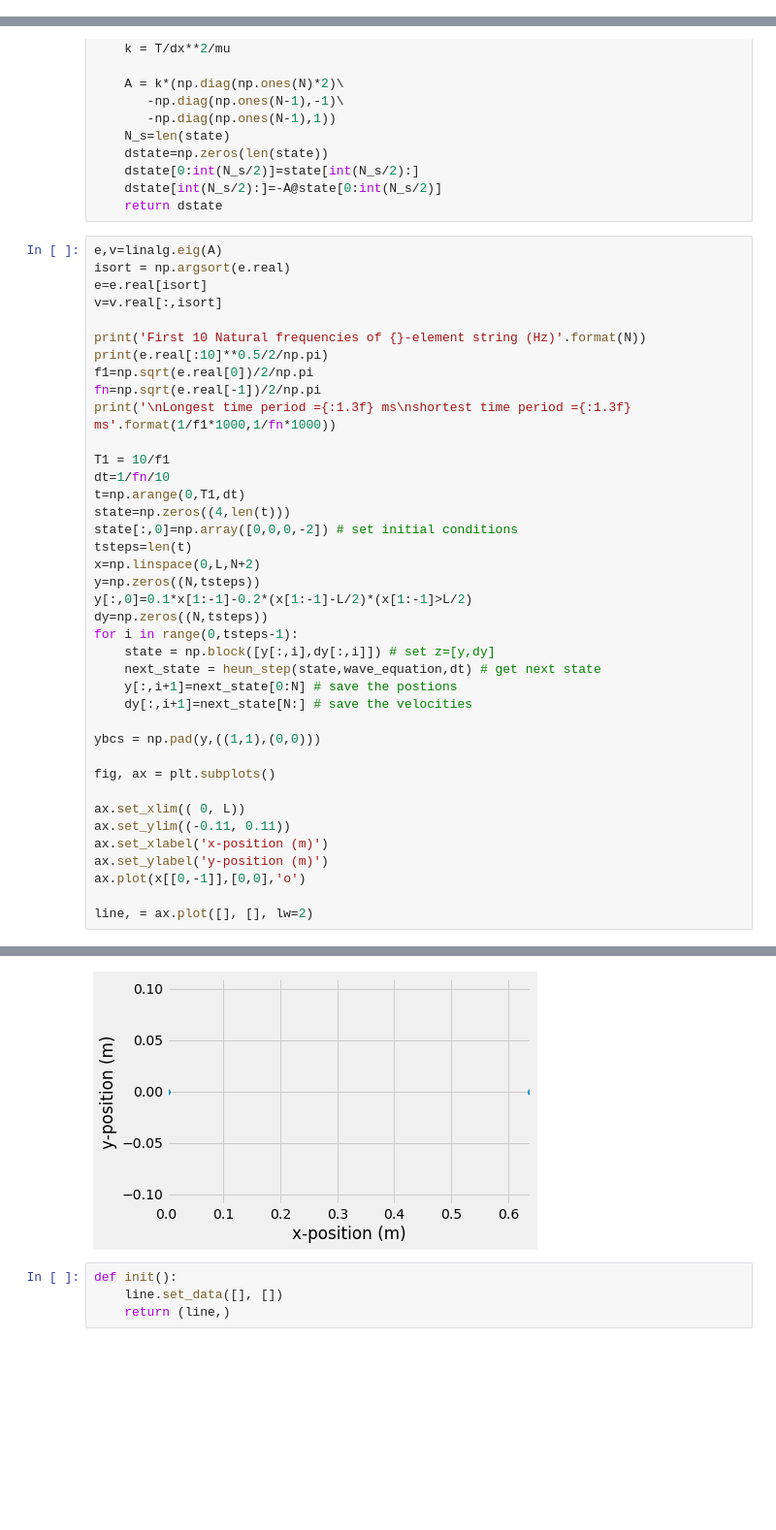
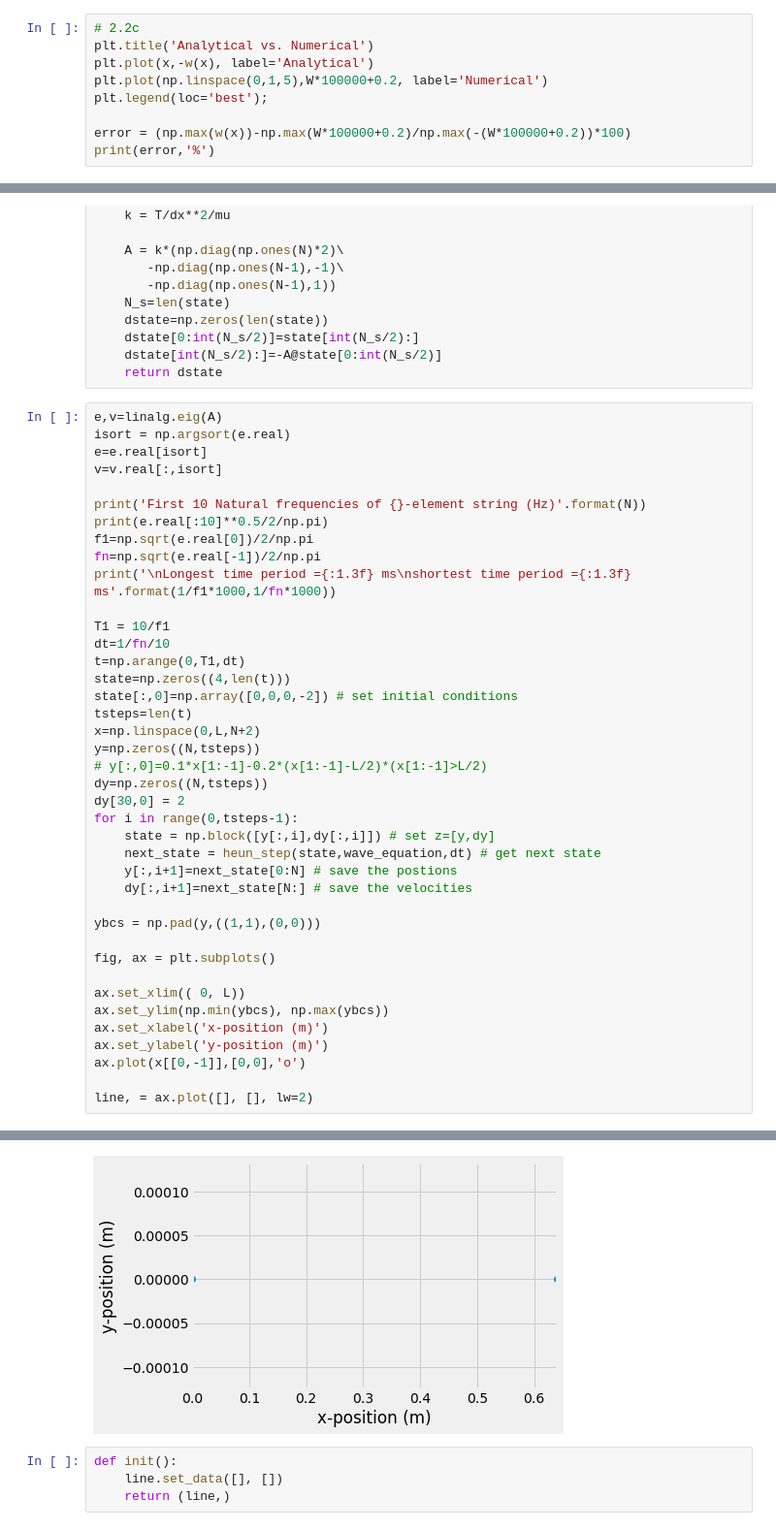
Before and after one commit to hamwalker/computational-mechanics, a Jupyter notebook: module_05/notebooks/HW_05.ipynb, the cells around one changed output, grey strips where cells are left out. Shown at 97% size. Cells and saved outputs as stored; diff of their text form; blank space fills up the shorter version.

```diff
--- a/module_05/notebooks/HW_05.ipynb
+++ b/module_05/notebooks/HW_05.ipynb
@@ -200,0 +252,9 @@ plt.title('Beam Deformation');
+# %%
+# 2.2c
+plt.title('Analytical vs. Numerical')
+plt.plot(x,-w(x), label='Analytical')
+plt.plot(np.linspace(0,1,5),W*100000+0.2, label='Numerical')
+plt.legend(loc='best');
+
+error = (np.max(w(x))-np.max(W*100000+0.2)/np.max(-(W*100000+0.2))*100)
+print(error,'%')
@@ -421,36 +484,37 @@ dt=1/fn/10
 t=np.arange(0,T1,dt)
 state=np.zeros((4,len(t)))
 state[:,0]=np.array([0,0,0,-2]) # set initial conditions
 tsteps=len(t)
 x=np.linspace(0,L,N+2)
 y=np.zeros((N,tsteps))
-y[:,0]=0.1*x[1:-1]-0.2*(x[1:-1]-L/2)*(x[1:-1]>L/2)
+# y[:,0]=0.1*x[1:-1]-0.2*(x[1:-1]-L/2)*(x[1:-1]>L/2)
 dy=np.zeros((N,tsteps))
+dy[30,0] = 2
 for i in range(0,tsteps-1):
     state = np.block([y[:,i],dy[:,i]]) # set z=[y,dy]
     next_state = heun_step(state,wave_equation,dt) # get next state
     y[:,i+1]=next_state[0:N] # save the postions
     dy[:,i+1]=next_state[N:] # save the velocities
 
 ybcs = np.pad(y,((1,1),(0,0)))
 
 fig, ax = plt.subplots()
 
 ax.set_xlim(( 0, L))
-ax.set_ylim((-0.11, 0.11))
+ax.set_ylim(np.min(ybcs), np.max(ybcs))
 ax.set_xlabel('x-position (m)')
 ax.set_ylabel('y-position (m)')
 ax.plot(x[[0,-1]],[0,0],'o')
 
 line, = ax.plot([], [], lw=2)
 # %% [output]
 First 10 Natural frequencies of 60-element string (Hz)
 [ 196.05687232  391.9837462   587.65070938  782.92802196  977.6862024
  1171.79611336 1365.12904737 1557.55681212 1748.95181552 1939.18715022]
 
 Longest time period =5.101 ms
 shortest time period =0.131 ms
-[figure, old version]
+[figure, new version]
 # %%
 def init():
     line.set_data([], [])
```
Also changed, not shown: parts of 3 cells of this notebook, 1 other file.
